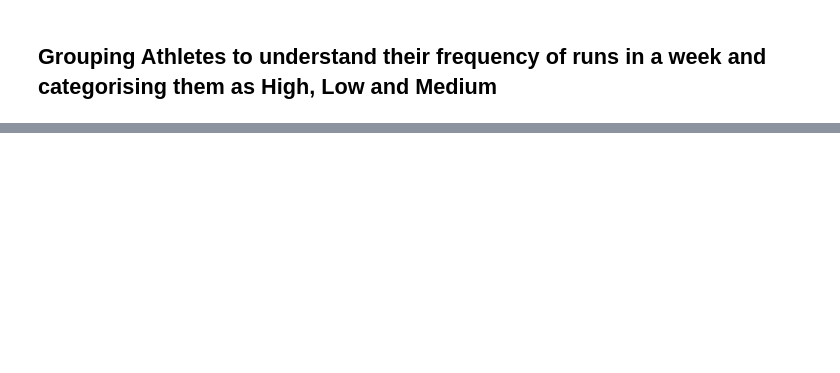
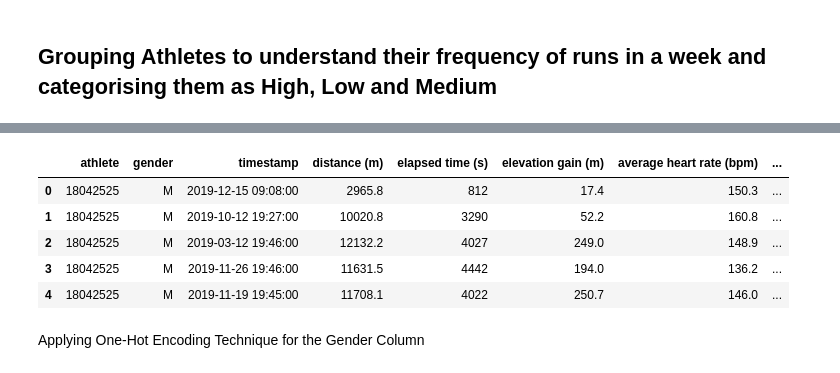
Before and after one commit to ajeuphoria/MSc-Dissertation-Project, a Jupyter notebook: MSc_Final_Project.ipynb, the cells around one changed output, grey strips where cells are left out. Cells and saved outputs as stored; diff of their text form; code cells hidden in the pictures; blank space fills up the shorter version.

```diff
--- a/MSc_Final_Project.ipynb
+++ b/MSc_Final_Project.ipynb
@@ -184,0 +201,27 @@ ValueError: ignored
+# %%
+
+# Convert the 'timestamp' column to a datetime object
+df['timestamp'] = pd.to_datetime(df['timestamp'])
+
+# Extract the week number from the 'timestamp' column
+df['week_number'] = df['timestamp'].dt.week
+
+# Categorize runners into 'High', 'Medium', and 'Low' based on their weekly runs
+def categorize_runs(runs_per_week):
+    if runs_per_week >= 5:
+        return "High"
+    elif 3 <= runs_per_week <= 4:
+        return "Medium"
+    else:
+        return "Low"
+
+runner_weekly_counts = df.groupby(['athlete', 'week_number']).size().reset_index(name='runs_per_week')  #Group by Athlete and Week number
+
+
+runner_weekly_counts['run_category'] = runner_weekly_counts['runs_per_week'].apply(categorize_runs) # Creating new column run category and applying the categorize_runs functions for each row.
+
+# Count the number of runners in each category
+runner_category_counts = runner_weekly_counts.groupby('run_category')['athlete'].nunique().reset_index()  # Grouping by category and taking unique athlete id.
+
+# Display the results
+print(runner_category_counts)
@@ -184,0 +259,11 @@ ValueError: ignored
+# %%
+df.head()
+# %% [output]
+|  | athlete | gender | timestamp | distance (m) | elapsed time (s) | elevation gain (m) | average heart rate (bpm) | ... |
+| 0 | 18042525 | M | 2019-12-15 09:08:00 | 2965.8 | 812 | 17.4 | 150.3 | ... |
+| 1 | 18042525 | M | 2019-10-12 19:27:00 | 10020.8 | 3290 | 52.2 | 160.8 | ... |
+| 2 | 18042525 | M | 2019-03-12 19:46:00 | 12132.2 | 4027 | 249.0 | 148.9 | ... |
+| 3 | 18042525 | M | 2019-11-26 19:46:00 | 11631.5 | 4442 | 194.0 | 136.2 | ... |
+| 4 | 18042525 | M | 2019-11-19 19:45:00 | 11708.1 | 4022 | 250.7 | 146.0 | ... |
+# %% [markdown]
+Applying One-Hot Encoding Technique for the Gender Column
```
Also changed, not shown: parts of 41 cells of this notebook.
